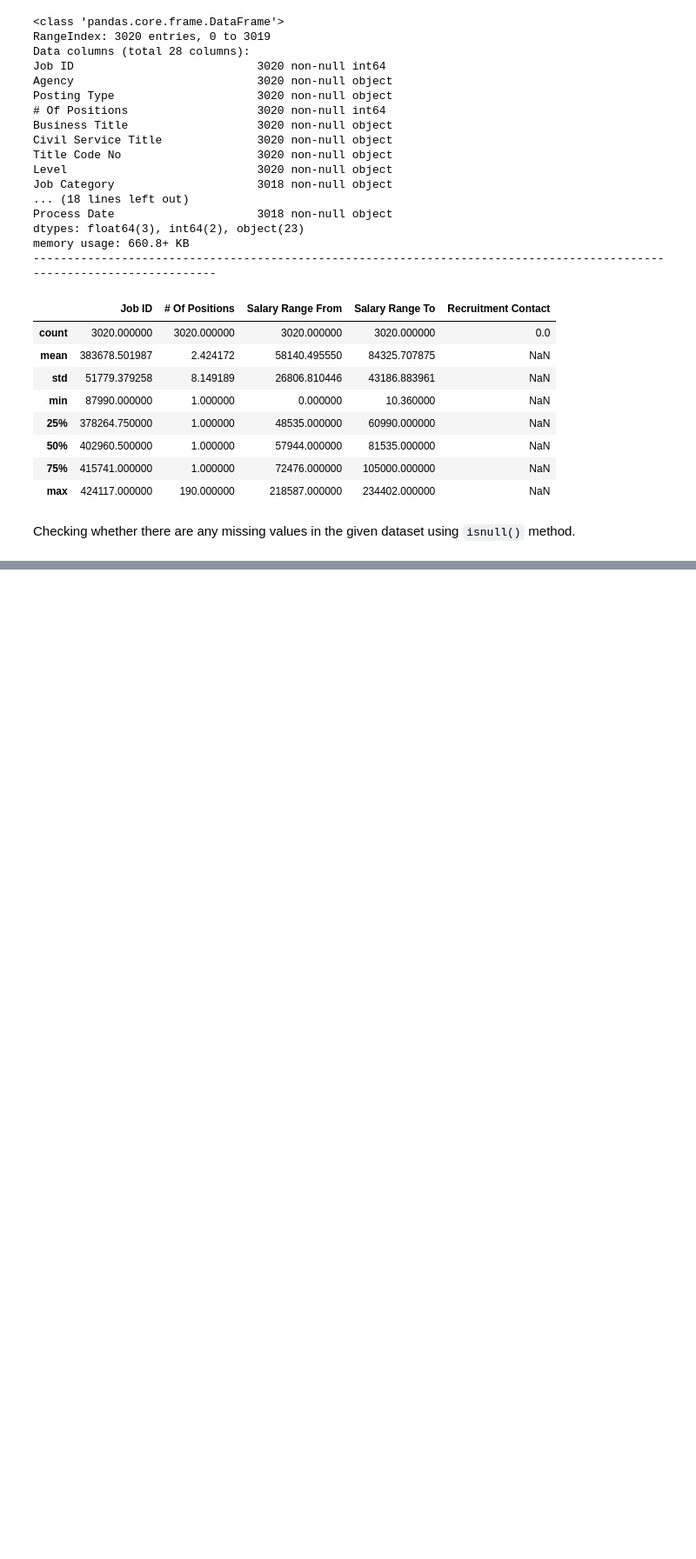
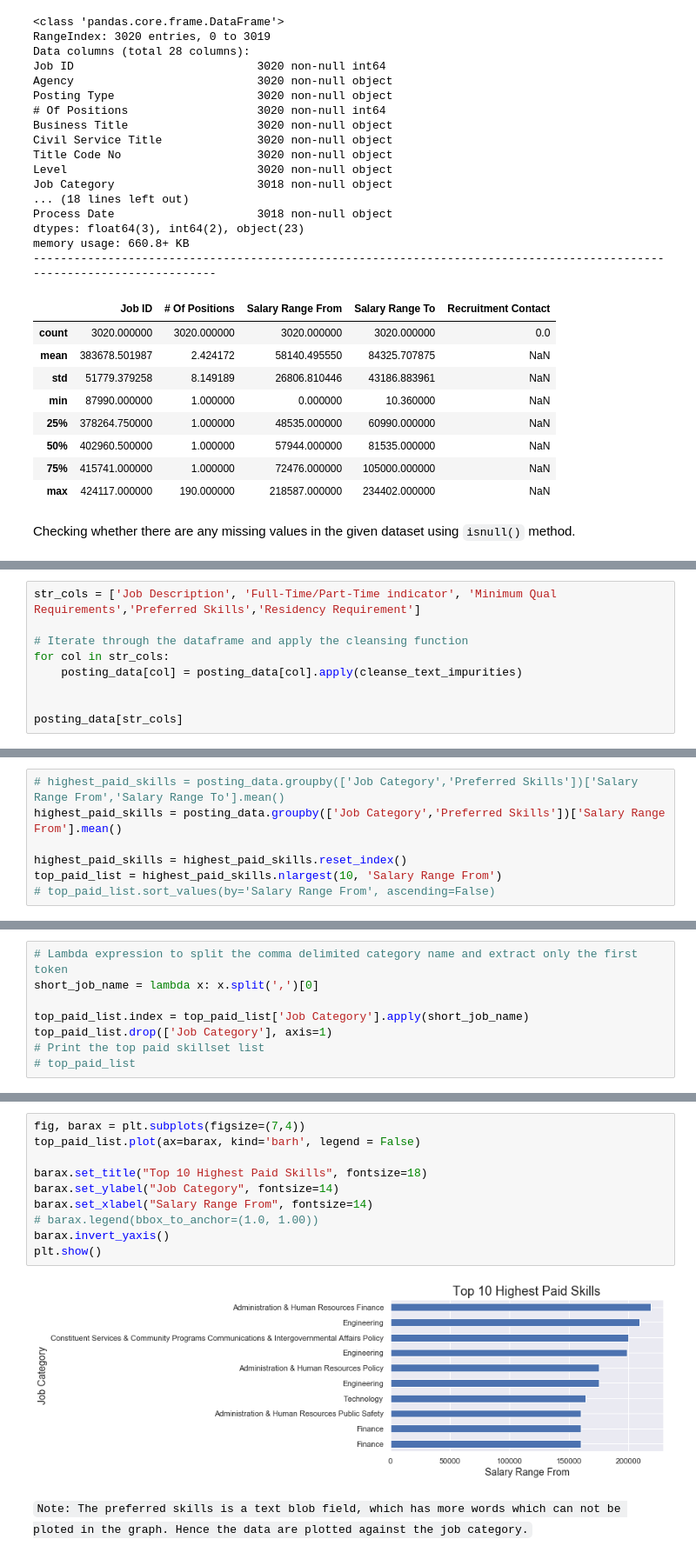
Before and after one commit to Data-Citadel/IDS_GROUP006, a Jupyter notebook: Clustering-New York Job Posting Data.ipynb, the cells around one changed output, grey strips where cells are left out. Shown at 87% size. Saved outputs shown, nothing was run; the diff lists cells and outputs as text; blank space fills up the shorter version.

```diff
--- a/Clustering-New York Job Posting Data.ipynb
+++ b/Clustering-New York Job Posting Data.ipynb
@@ -165,0 +230,9 @@ X = job_data[X_fields]
+# %%
+str_cols = ['Job Description', 'Full-Time/Part-Time indicator', 'Minimum Qual Requirements','Preferred Skills','Residency Requirement']
+
+# Iterate through the dataframe and apply the cleansing function
+for col in str_cols:
+    posting_data[col] = posting_data[col].apply(cleanse_text_impurities)
+
+
+posting_data[str_cols]
@@ -165,0 +260,7 @@ X = job_data[X_fields]
+# %%
+# highest_paid_skills = posting_data.groupby(['Job Category','Preferred Skills'])['Salary Range From','Salary Range To'].mean()
+highest_paid_skills = posting_data.groupby(['Job Category','Preferred Skills'])['Salary Range From'].mean()
+
+highest_paid_skills = highest_paid_skills.reset_index()
+top_paid_list = highest_paid_skills.nlargest(10, 'Salary Range From')
+# top_paid_list.sort_values(by='Salary Range From', ascending=False)
@@ -165,0 +269,8 @@ X = job_data[X_fields]
+# %%
+# Lambda expression to split the comma delimited category name and extract only the first token
+short_job_name = lambda x: x.split(',')[0]
+
+top_paid_list.index = top_paid_list['Job Category'].apply(short_job_name)
+top_paid_list.drop(['Job Category'], axis=1)
+# Print the top paid skillset list
+# top_paid_list
@@ -165,0 +290,14 @@ X = job_data[X_fields]
+# %%
+fig, barax = plt.subplots(figsize=(7,4))
+top_paid_list.plot(ax=barax, kind='barh', legend = False)
+
+barax.set_title("Top 10 Highest Paid Skills", fontsize=18)
+barax.set_ylabel("Job Category", fontsize=14)
+barax.set_xlabel("Salary Range From", fontsize=14)
+# barax.legend(bbox_to_anchor=(1.0, 1.00))
+barax.invert_yaxis()
+plt.show()
+# %% [output]
+[figure, added]
+# %% [markdown]
+`Note: The preferred skills is a text blob field, which has more words which can not be ploted in the graph. Hence the data are plotted against the job category.`
```
Also changed, not shown: parts of 27 cells of this notebook.
